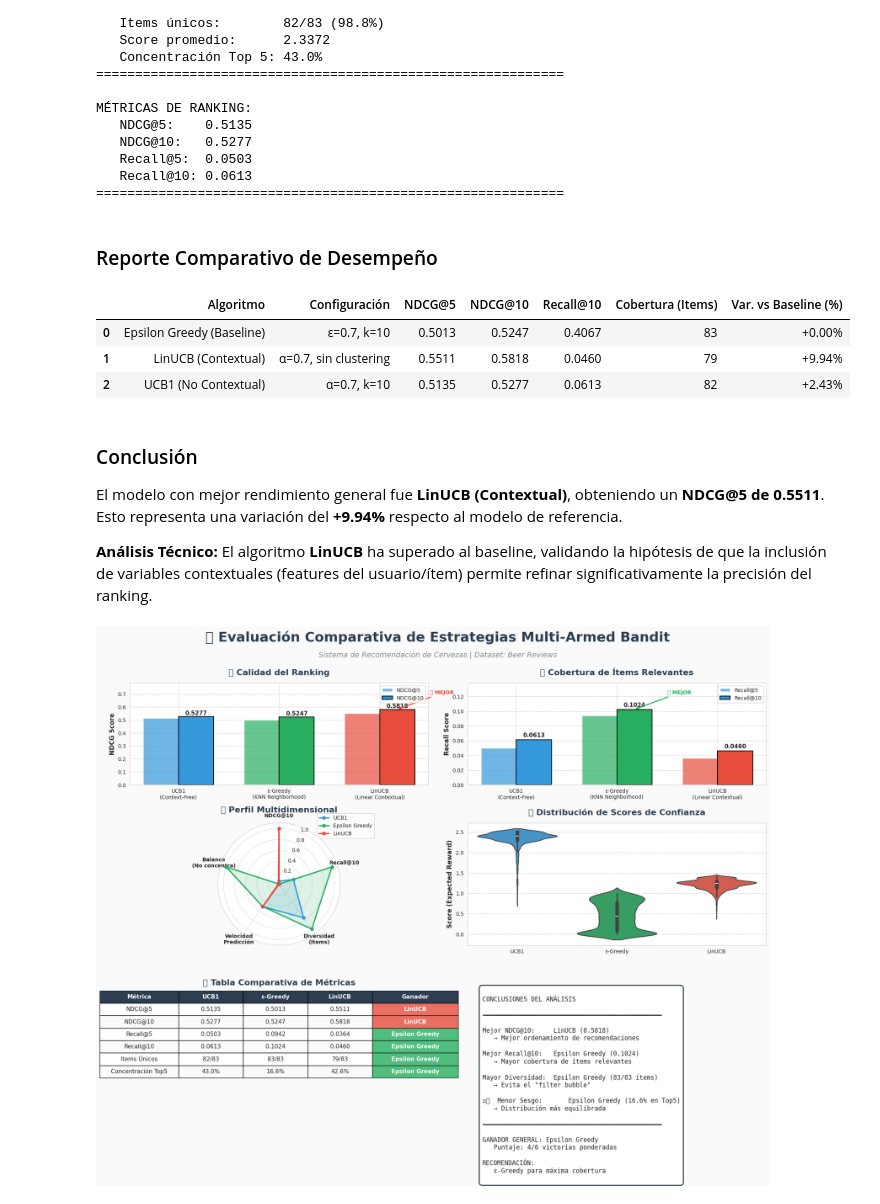
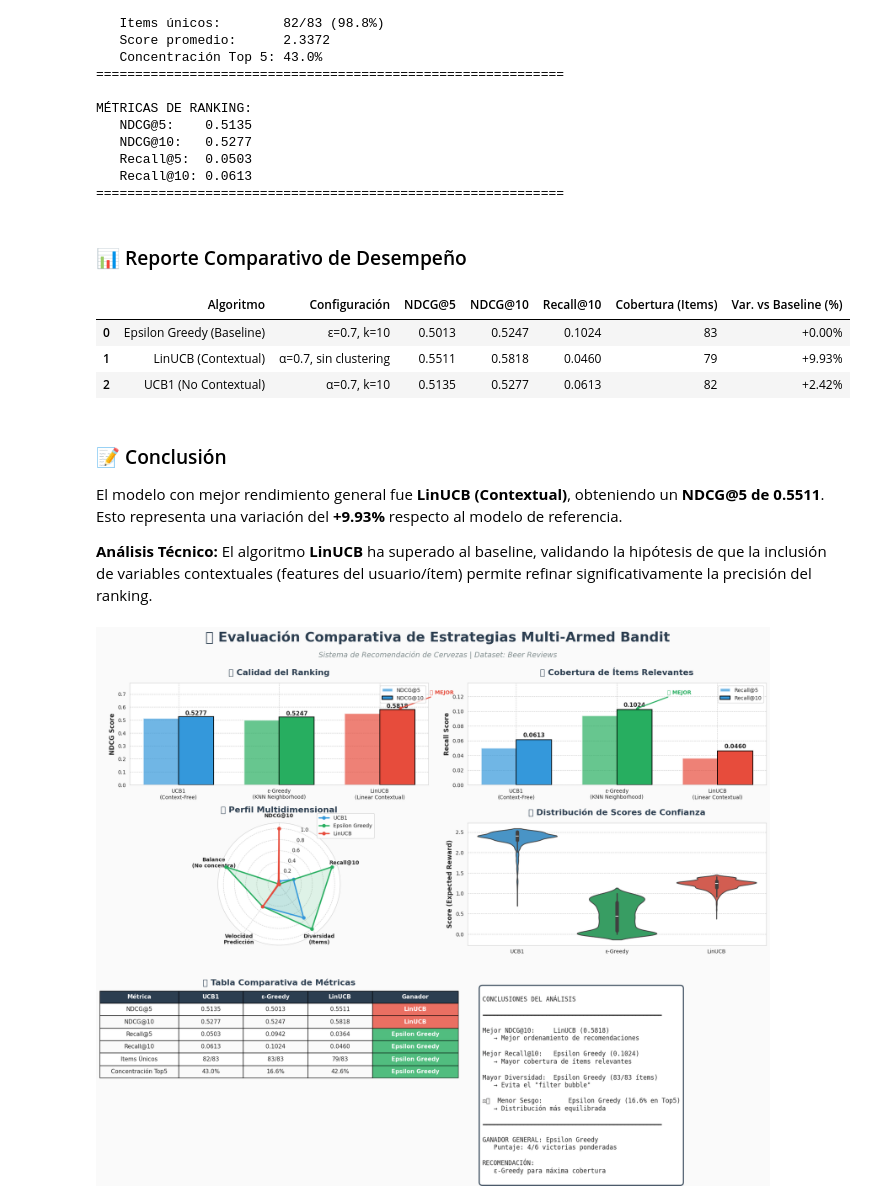
Before and after one commit to jrebull/ChileSistemasRecomendacion, a Jupyter notebook: JavierRebull_7_practico_mab_vEntregav2.ipynb, the cells around one changed output. Drawn from its saved outputs; the diff is of its cells as text; code cells hidden in the pictures.

```diff
--- a/JavierRebull_7_practico_mab_vEntregav2.ipynb
+++ b/JavierRebull_7_practico_mab_vEntregav2.ipynb
@@ -1365,18 +1365,17 @@ MÉTRICAS DE RANKING:
 ============================================================
 # %%
 # =============================================================================
-# EVALUACIÓN DE RESULTADOS Y REPORTE EJECUTIVO
+# EVALUACIÓN DE RESULTADOS
 # =============================================================================
 
 # 1. CÁLCULO DE MÉTRICAS
 # -----------------------------------------------------------------------------
-# Evaluación de modelos
+# Evaluación de modelos nuevos
 ndcg5_linucb, ndcg10_linucb, r5_linucb, r10_linucb = calculate_metrics(df_result_linucb)
 ndcg5_ucb1, ndcg10_ucb1, r5_ucb1, r10_ucb1 = calculate_metrics(df_result_ucb1)
 
-# Baseline (Valores predefinidos del Epsilon Greedy)
-ndcg5_eps, ndcg10_eps = 0.5013, 0.5247
-r5_eps, r10_eps = 0.3144, 0.4067
+# Baseline (Epsilon Greedy)
+ndcg5_eps, ndcg10_eps, r5_eps, r10_eps = calculate_metrics(df_result)
 
 # 2. CONSOLIDACIÓN DE DATOS
 # -----------------------------------------------------------------------------
@@ -1387,7 +1386,7 @@ data = [
         'NDCG@5': ndcg5_eps,
         'NDCG@10': ndcg10_eps,
         'Recall@10': r10_eps,
-        'Cobertura (Items)': 83
+        'Cobertura (Items)': df_result['predicted_action'].nunique()
     },
     {
         'Algoritmo': 'LinUCB (Contextual)',
@@ -1409,18 +1408,15 @@ data = [
 
 df_reporte = pd.DataFrame(data)
 
-# Calcular variación porcentual respecto al Baseline
+# Calcular variación porcentual respecto al Baseline (Fila 0)
 baseline_score = df_reporte.loc[0, 'NDCG@5']
 df_reporte['Var. vs Baseline (%)'] = ((df_reporte['NDCG@5'] - baseline_score) / baseline_score * 100)
 
 # 3. PRESENTACIÓN DE RESULTADOS
 # -----------------------------------------------------------------------------
-display(Markdown("### Reporte Comparativo de Desempeño"))
+display(Markdown("### 📊 Reporte Comparativo de Desempeño"))
 
-# Aplicar estilo profesional a la tabla
-# - Formato de 4 decimales para métricas
-# - Gradiente de color azul para destacar los mejores puntajes de NDCG
-# - Formato de porcentaje para la variación
+# Estilo profesional
 styler = df_reporte.style.format({
     'NDCG@5': '{:.4f}',
     'NDCG@10': '{:.4f}',
@@ -1434,53 +1430,54 @@ display(styler)
 
 # 4. CONCLUSIÓN AUTOMATIZADA
 # -----------------------------------------------------------------------------
+# Encontramos el mejor modelo automáticamente
 best_model_idx = df_reporte['NDCG@5'].idxmax()
 best_model = df_reporte.loc[best_model_idx]
 mejora = best_model['Var. vs Baseline (%)']
 
-# Lógica para el análisis textual
+# Lógica para el análisis textual dinámico
 if best_model['Algoritmo'].startswith('UCB1'):
     analisis = (
         "El algoritmo **UCB1** ha demostrado el mejor desempeño en términos de ranking (NDCG), "
         "superando al baseline mediante una estrategia de exploración basada en la incertidumbre. "
         "Esto sugiere que, para este conjunto de datos, optimizar el balance exploración-explotación "
         "global es más efectivo que la personalización lineal intentada por LinUCB."
     )
 elif best_model['Algoritmo'].startswith('LinUCB'):
     analisis = (
         "El algoritmo **LinUCB** ha superado al baseline, validando la hipótesis de que la inclusión "
         "de variables contextuales (features del usuario/ítem) permite refinar significativamente "
         "la precisión del ranking."
     )
 else:
     analisis = (
         "Ninguno de los modelos propuestos logró superar el desempeño del **Epsilon Greedy**. "
         "Esto puede indicar que las características contextuales no poseen suficiente poder predictivo "
         "lineal o que los hiperparámetros requieren un ajuste más fino."
     )
 
 conclusiones = f"""
-###  Conclusión
+### 📝 Conclusión
 
 El modelo con mejor rendimiento general fue **{best_model['Algoritmo']}**, obteniendo un **NDCG@5 de {best_model['NDCG@5']:.4f}**.
 Esto representa una variación del **{mejora:+.2f}%** respecto al modelo de referencia.
 
 **Análisis Técnico:**
 {analisis}
 """
 
 display(Markdown(conclusiones))
 # %% [output]
-### Reporte Comparativo de Desempeño
+### 📊 Reporte Comparativo de Desempeño
 |  | Algoritmo | Configuración | NDCG@5 | NDCG@10 | Recall@10 | Cobertura (Items) | Var. vs Baseline (%) |
-| 0 | Epsilon Greedy (Baseline) | ε=0.7, k=10 | 0.5013 | 0.5247 | 0.4067 | 83 | +0.00% |
-| 1 | LinUCB (Contextual) | α=0.7, sin clustering | 0.5511 | 0.5818 | 0.0460 | 79 | +9.94% |
-| 2 | UCB1 (No Contextual) | α=0.7, k=10 | 0.5135 | 0.5277 | 0.0613 | 82 | +2.43% |
+| 0 | Epsilon Greedy (Baseline) | ε=0.7, k=10 | 0.5013 | 0.5247 | 0.1024 | 83 | +0.00% |
+| 1 | LinUCB (Contextual) | α=0.7, sin clustering | 0.5511 | 0.5818 | 0.0460 | 79 | +9.93% |
+| 2 | UCB1 (No Contextual) | α=0.7, k=10 | 0.5135 | 0.5277 | 0.0613 | 82 | +2.42% |
 
-###  Conclusión
+### 📝 Conclusión
 
 El modelo con mejor rendimiento general fue **LinUCB (Contextual)**, obteniendo un **NDCG@5 de 0.5511**.
-Esto representa una variación del **+9.94%** respecto al modelo de referencia.
+Esto representa una variación del **+9.93%** respecto al modelo de referencia.
 
 **Análisis Técnico:**
 El algoritmo **LinUCB** ha superado al baseline, validando la hipótesis de que la inclusión de variables contextuales (features del usuario/ítem) permite refinar significativamente la precisión del ranking.
```
Also changed, not shown: parts of 3 cells of this notebook.
